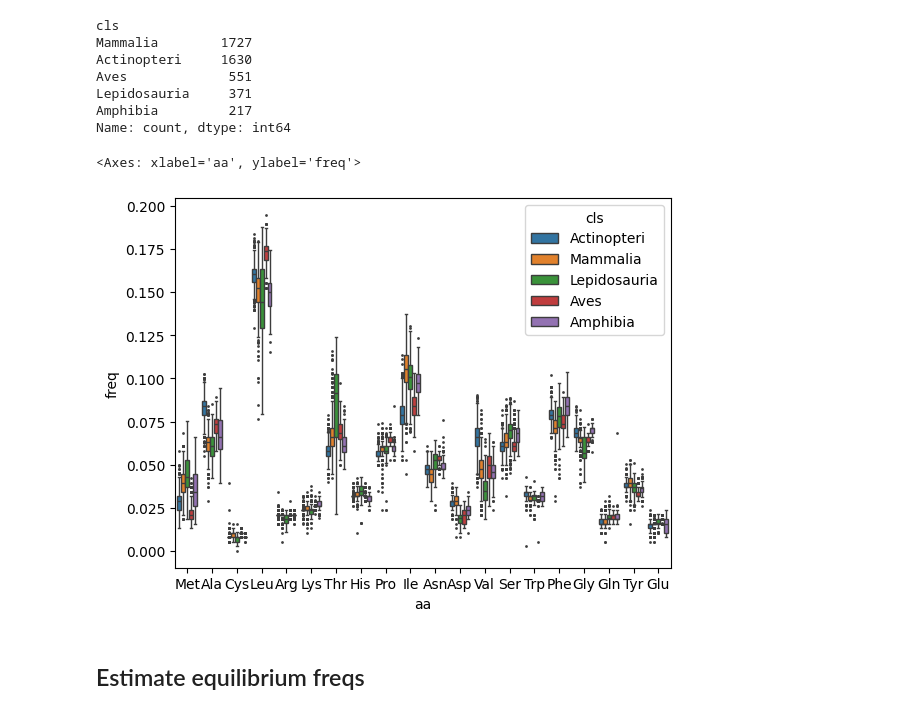
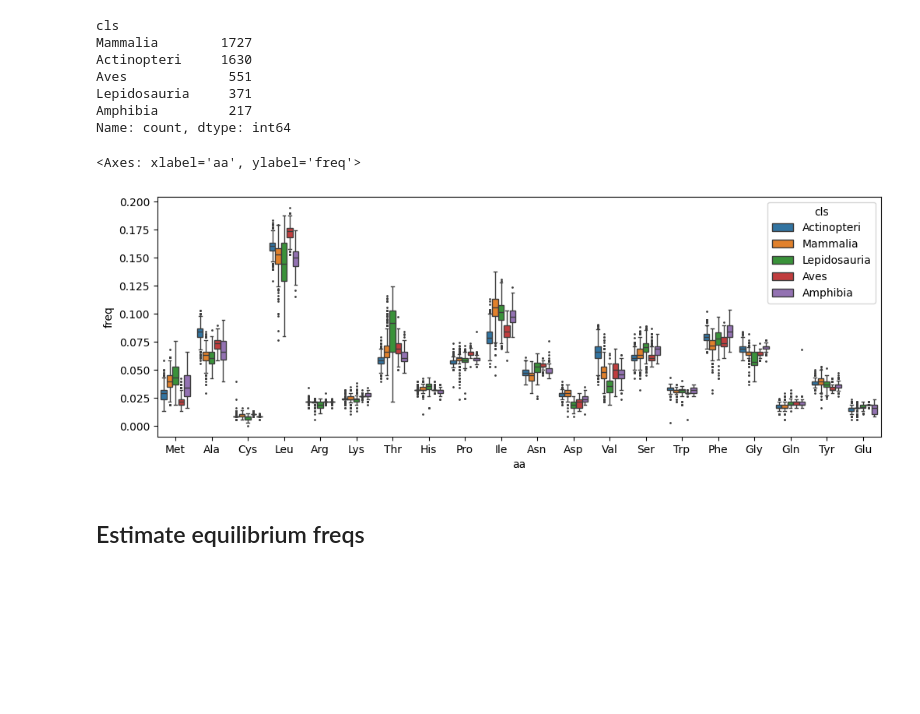
Before and after one commit to mitoclub/AminoAcidShift, a Jupyter notebook: eq_freqs/prepare_data_for_aa_shift.ipynb, the cells around one changed output. Drawn from its saved outputs; the diff is of its cells as text; code cells hidden in the pictures; blank space fills up the shorter version.

```diff
--- a/eq_freqs/prepare_data_for_aa_shift.ipynb
+++ b/eq_freqs/prepare_data_for_aa_shift.ipynb
@@ -170,10 +170,11 @@ Lepidosauria     371
 Amphibia         217
 Name: count, dtype: int64
 # %%
+plt.figure(figsize=(12, 4))
 sns.boxplot(data=obs_aa_freqs, x='aa', y='freq', hue='cls', showfliers=True, fliersize=1)
 # %% [output]
 <Axes: xlabel='aa', ylabel='freq'>
-[figure, old version]
+[figure, new version]
 # %% [markdown]
 ## Estimate equilibrium freqs
 # %%
```
Also changed, not shown: parts of 10 cells of this notebook, 3 other files.
